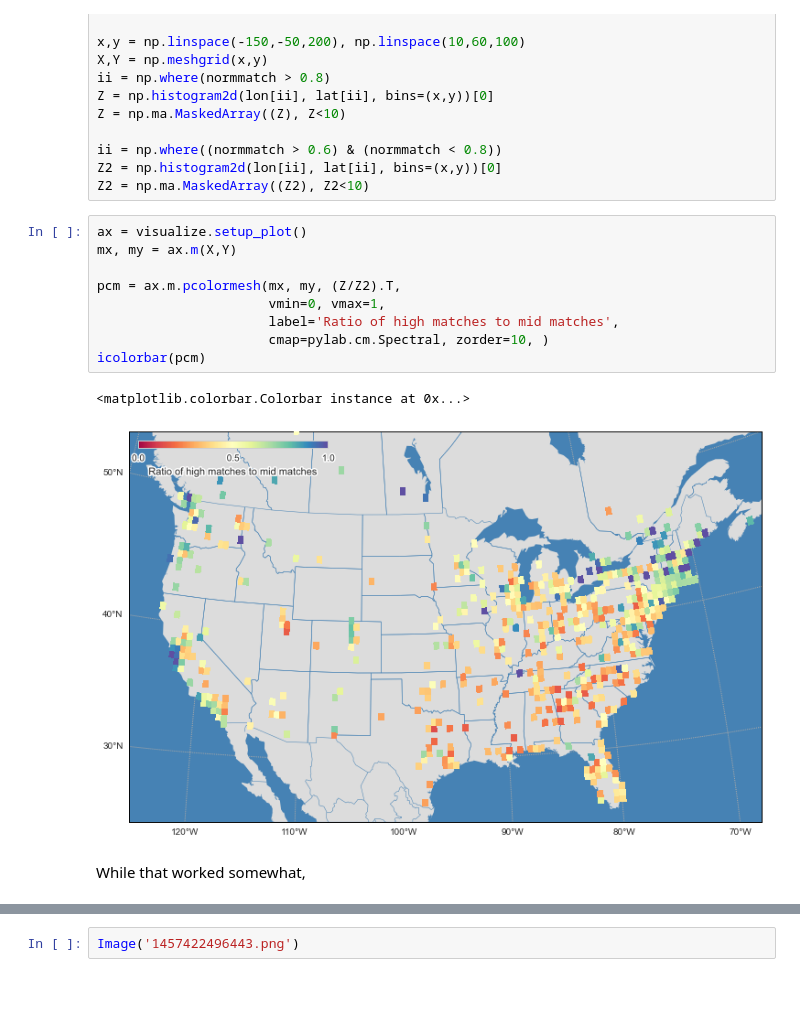
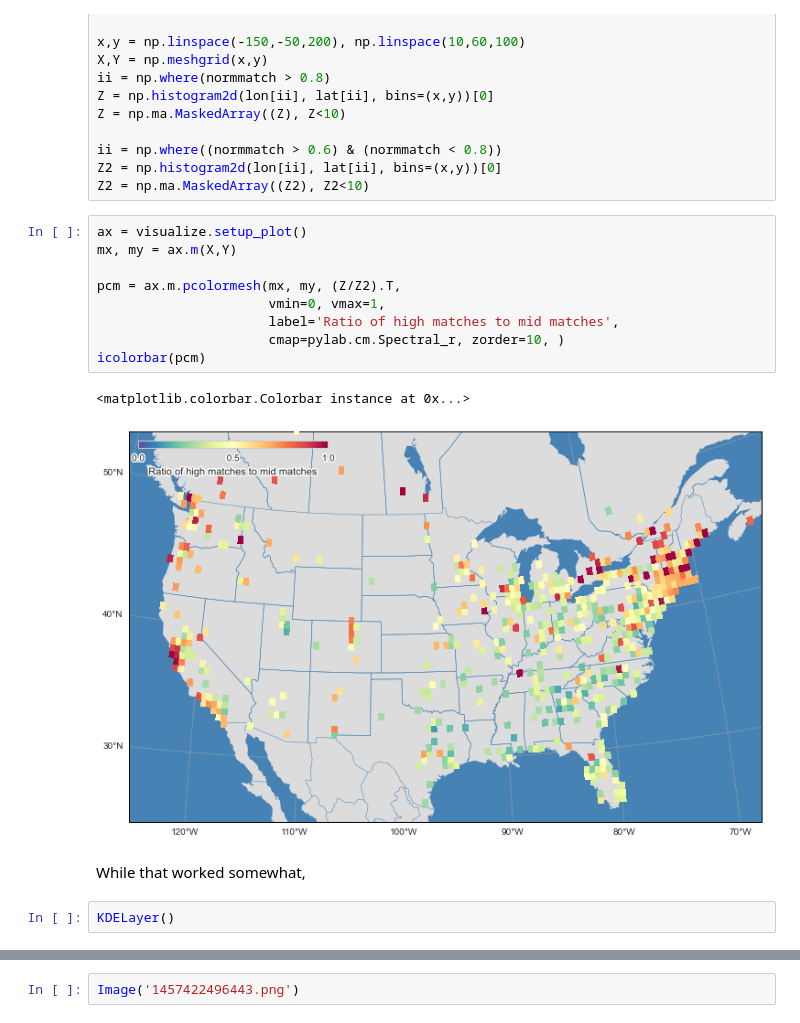
Before and after one commit to ajmendez/explore, a Jupyter notebook: cupid/geo.ipynb, the cells around one changed output, grey strips where cells are left out. Saved outputs shown, nothing was run; the diff lists cells and outputs as text; blank space fills up the shorter version.

```diff
--- a/cupid/geo.ipynb
+++ b/cupid/geo.ipynb
@@ -115,16 +115,18 @@ Z2 = np.ma.MaskedArray((Z2), Z2<10)
 # %%
 ax = visualize.setup_plot()
 mx, my = ax.m(X,Y)
 
 pcm = ax.m.pcolormesh(mx, my, (Z/Z2).T,
                       vmin=0, vmax=1,
                       label='Ratio of high matches to mid matches',
-                      cmap=pylab.cm.Spectral, zorder=10, )
+                      cmap=pylab.cm.Spectral_r, zorder=10, )
 icolorbar(pcm)
 # %% [output]
 <matplotlib.colorbar.Colorbar instance at 0x...>
-[figure, old version]
+[figure, new version]
 # %% [markdown]
 While that worked somewhat,
+# %%
+KDELayer()
 # %%
 class KDERatio(KDELayer, object):
```
Also changed, not shown: parts of 3 cells of this notebook, 3 other files.
